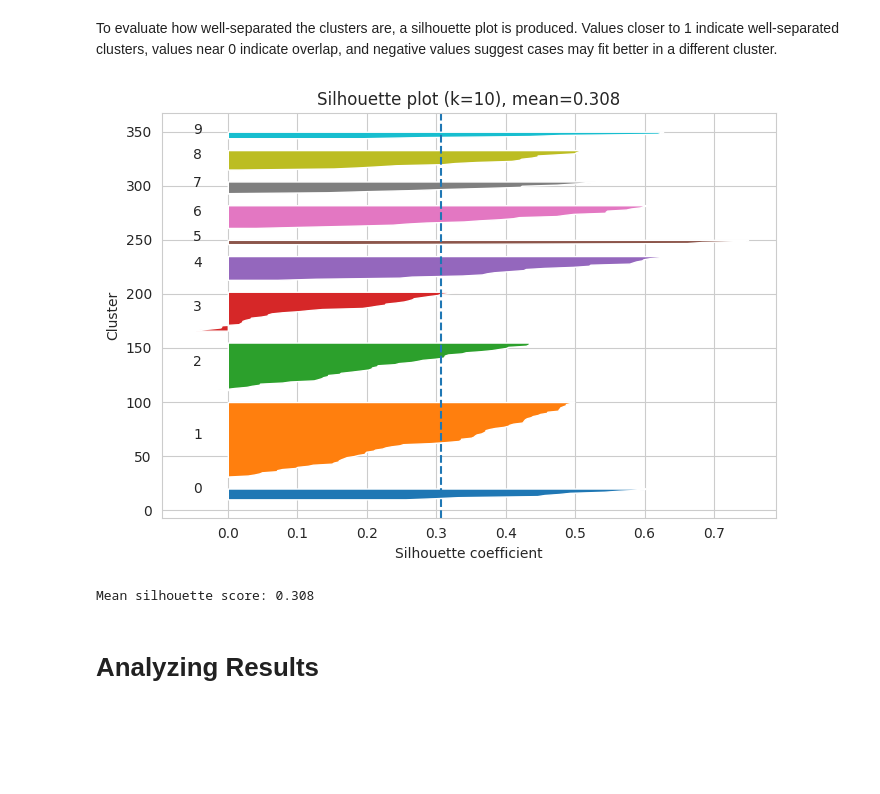
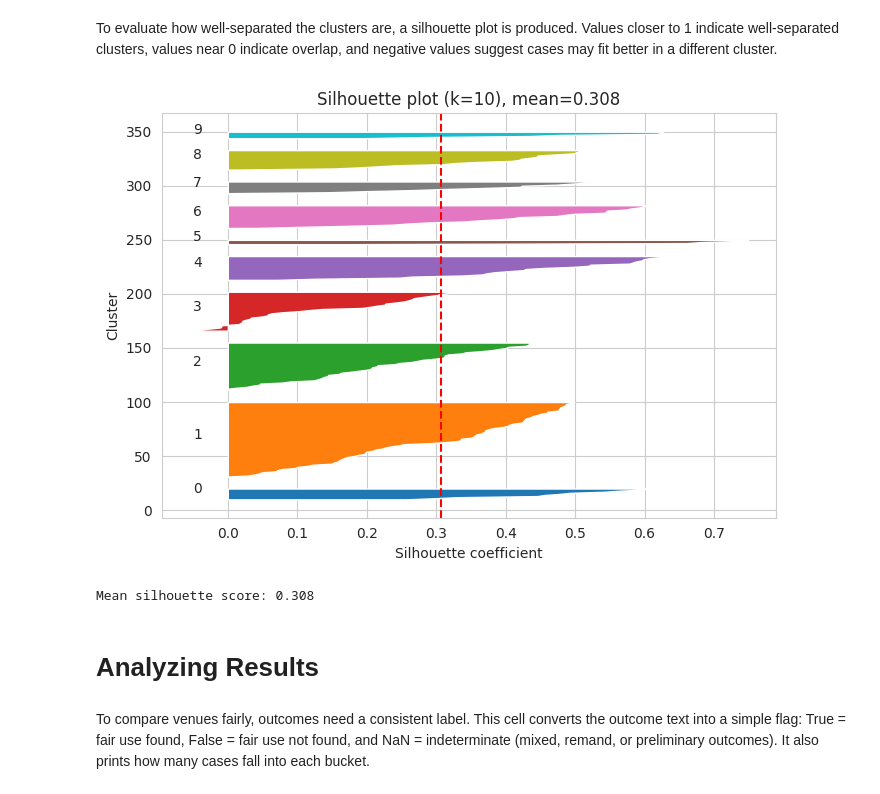
Before and after one commit to mqanaq/BA820-B1-Team13, a Jupyter notebook: MG/M2_Mohamad_Gong_Fair_Use_Data_Early_Analysis_and_Insights.ipynb, the cells around one changed output. Saved outputs shown, nothing was run; the diff lists cells and outputs as text; code cells hidden in the pictures; blank space fills up the shorter version.

```diff
--- a/MG/M2_Mohamad_Gong_Fair_Use_Data_Early_Analysis_and_Insights.ipynb
+++ b/MG/M2_Mohamad_Gong_Fair_Use_Data_Early_Analysis_and_Insights.ipynb
@@ -682,33 +689,47 @@ To evaluate how well-separated the clusters are, a silhouette plot is produced.
 # %%
 from sklearn.metrics import silhouette_samples, silhouette_score
 
+# Calculate average silhouette score and per-sample values
 labels = fair_use_findings["case_type_cluster"].to_numpy()
 avg_sil = silhouette_score(X_cluster, labels)
 sample_sil_vals = silhouette_samples(X_cluster, labels)
 
+# Initialize the plot
 plt.figure(figsize=(7, 5))
 y_lower = 10
 
+# Loop through clusters to plot silhouette values
 for i in range(k_final):
+    # Sort silhouette values for the current cluster
     ith_vals = sample_sil_vals[labels == i]
     ith_vals.sort()
+
+    # Determine the vertical range for this cluster
     size_i = ith_vals.shape[0]
     y_upper = y_lower + size_i
 
-    plt.fill_betweenx(range(y_lower, y_upper), 0, ith_vals)
+    # Fill the area corresponding to the cluster's silhouette values
+    plt.fill_betweenx(np.arange(y_lower, y_upper), 0, ith_vals)
+
+    # Label the cluster number
     plt.text(-0.05, y_lower + 0.5 * size_i, str(i))
+
+    # Update y_lower for the next cluster
     y_lower = y_upper + 10
 
-plt.axvline(x=avg_sil, linestyle="--")
+# Add a vertical line for the average silhouette score
+plt.axvline(x=avg_sil, color="red", linestyle="--")
 plt.title(f"Silhouette plot (k={k_final}), mean={avg_sil:.3f}")
 plt.xlabel("Silhouette coefficient")
 plt.ylabel("Cluster")
 plt.tight_layout()
 plt.show()
 
 print("Mean silhouette score:", round(avg_sil, 3))
 # %% [output]
-[figure, old version]
+[figure, new version]
 Mean silhouette score: 0.308
 # %% [markdown]
 # Analyzing Results
+# %% [markdown]
+To compare venues fairly, outcomes need a consistent label. This cell converts the outcome text into a simple flag: True = fair use found, False = fair use not found, and NaN = indeterminate (mixed, remand, or preliminary outcomes). It also prints how many cases fall into each bucket.
```
Also changed, not shown: parts of 9 cells of this notebook.
